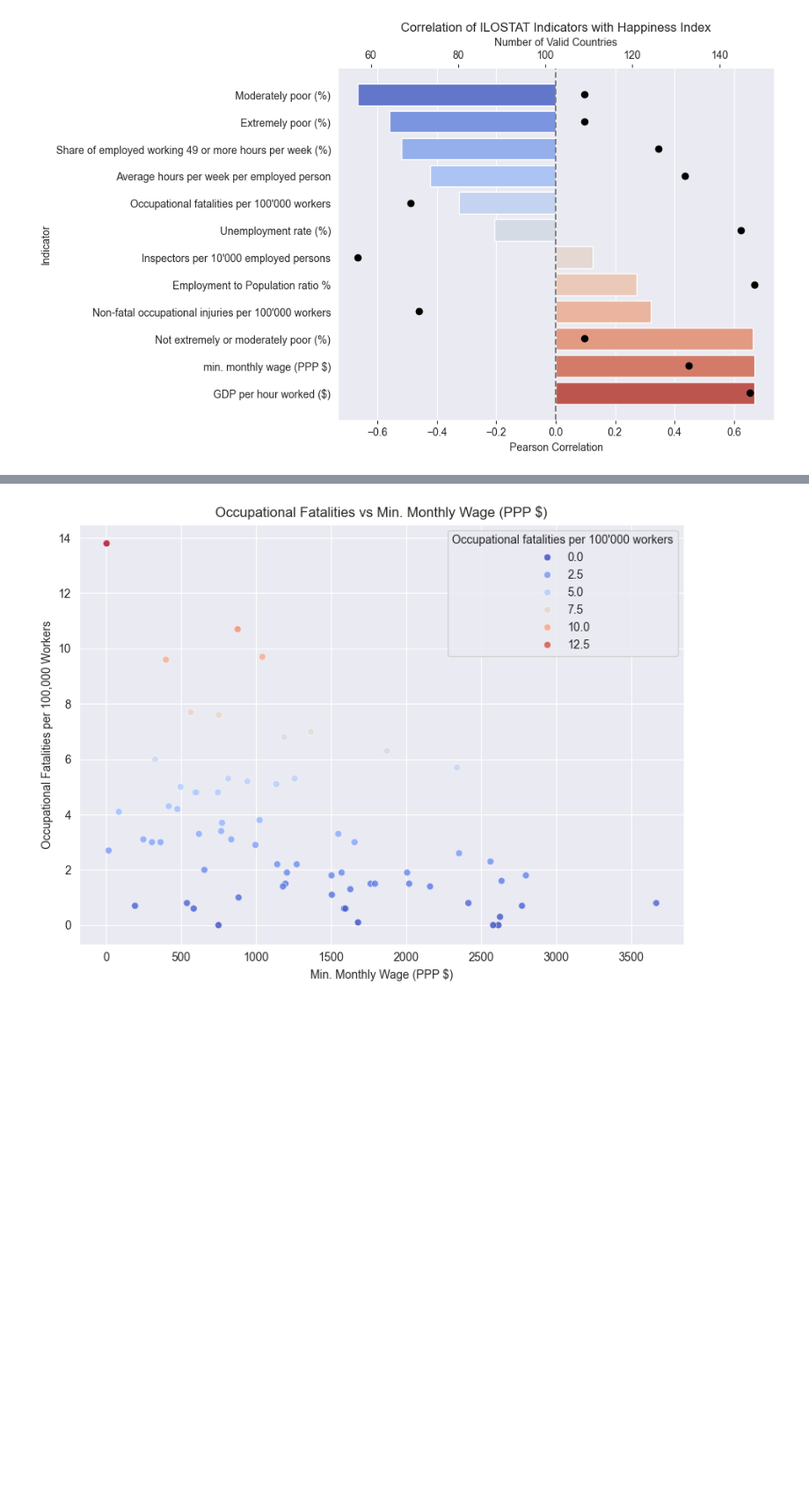
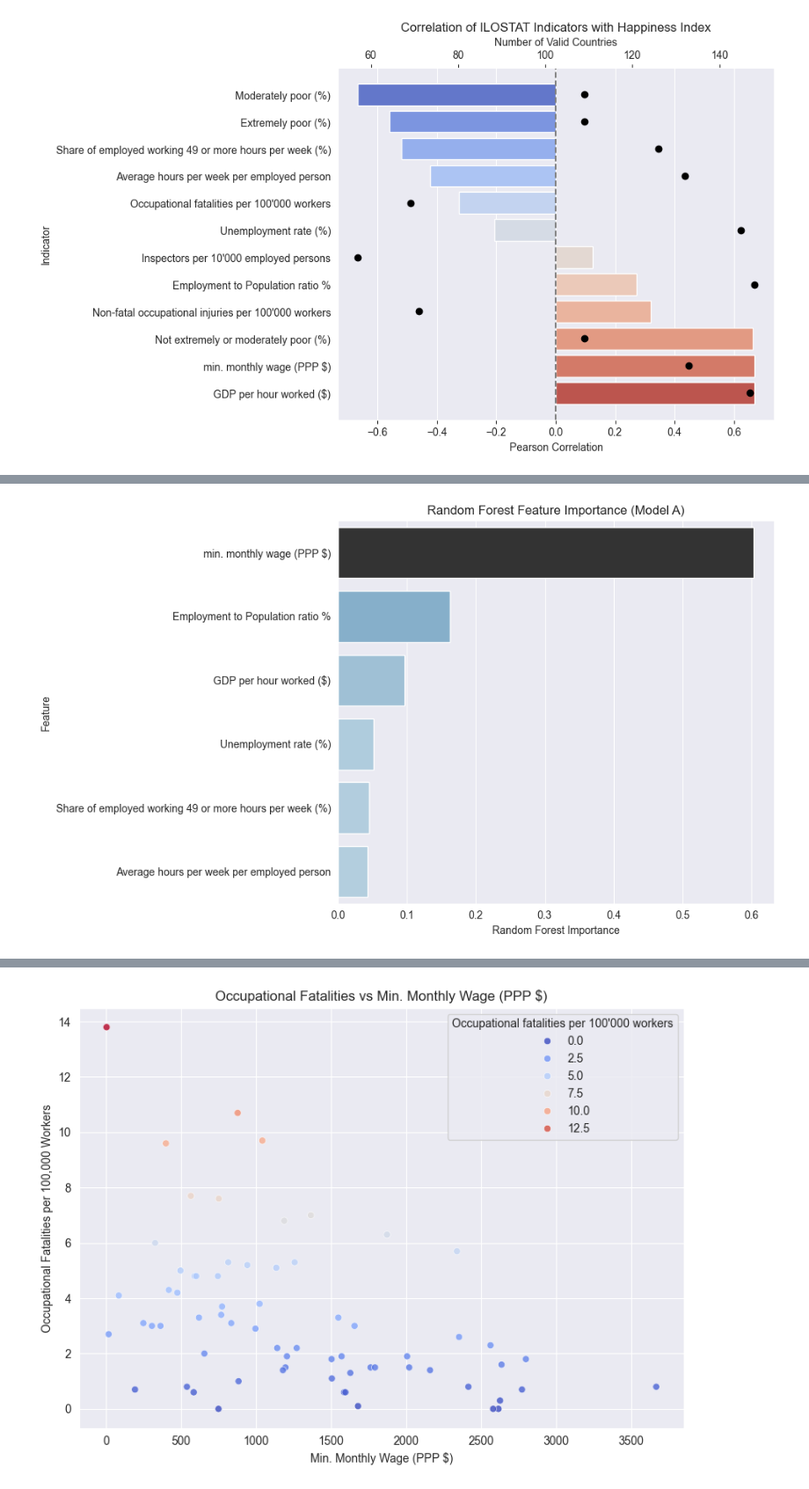
Before and after one commit to dkohalmi/CIP_FS25_202, a Jupyter notebook: notebooks/analyse_illostat.ipynb, the cells around one changed output, grey strips where cells are left out. Shown at 88% size. Cells and saved outputs as stored; diff of their text form; code cells hidden in the pictures; blank space fills up the shorter version.

```diff
--- a/notebooks/analyse_illostat.ipynb
+++ b/notebooks/analyse_illostat.ipynb
@@ -154,0 +241,17 @@ Explore relationship between occupational fatalities to min. monthly wages to de
+# %%
+# Define target
+target = "Happiness Index"
+
+# Filter valid features: only those with sufficient non-null data
+min_valid_rows = 120
+model_a_features = [
+    col for col in columns_to_compare
+    if col in df.columns and df[[target, col]].dropna().shape[0] > min_valid_rows
+]
+
+# Model A: Features with enough valid data (at least 120 valid comparisons)
+df_a = df[model_a_features + [target]].dropna()
+
+# Model B: All available features (drops more rows due to sparsity)
+model_b_features = [col for col in columns_to_compare if col in df.columns]
+df_b = df[model_b_features + [target]].dropna()
@@ -154,0 +288,6 @@ Explore relationship between occupational fatalities to min. monthly wages to de
+# %%
+
+# Run model A and  print coefficients and importance
+results_a = run_models(df_a, model_a_features)
+# plot results
+print("Model A (Full Dataset, No Sparse Columns):\n", results_a.to_string(index=False) )
@@ -154,0 +323,13 @@ Explore relationship between occupational fatalities to min. monthly wages to de
+# %%
+# Plot Random Forest Importance from Model A
+plt.figure(figsize=(10, 6))
+sns.barplot(
+    data = results_a.sort_values("Random Forest Importance", ascending= False),
+    y="Feature", x="Random Forest Importance", hue= "Random Forest Importance", palette="Blues_d"
+)
+plt.title("Random Forest Feature Importance (Model A)")
+plt.tight_layout()
+plt.legend().remove()
+plt.show()
+# %% [output]
+[figure, added]
```
Also changed, not shown: parts of 24 cells of this notebook.
